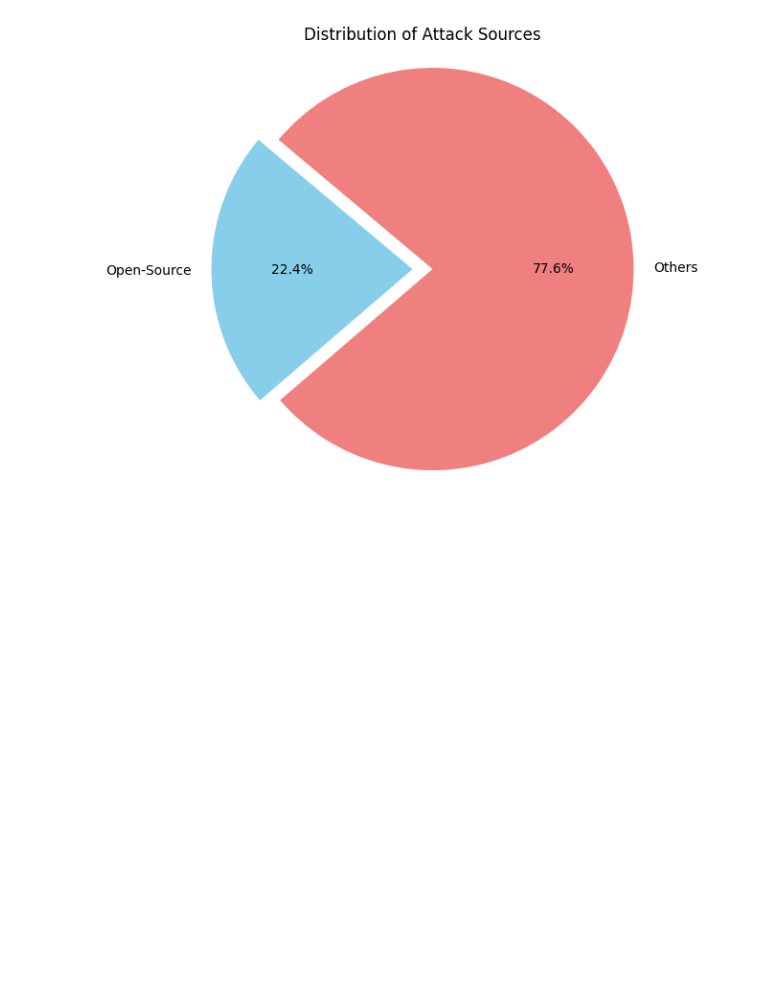
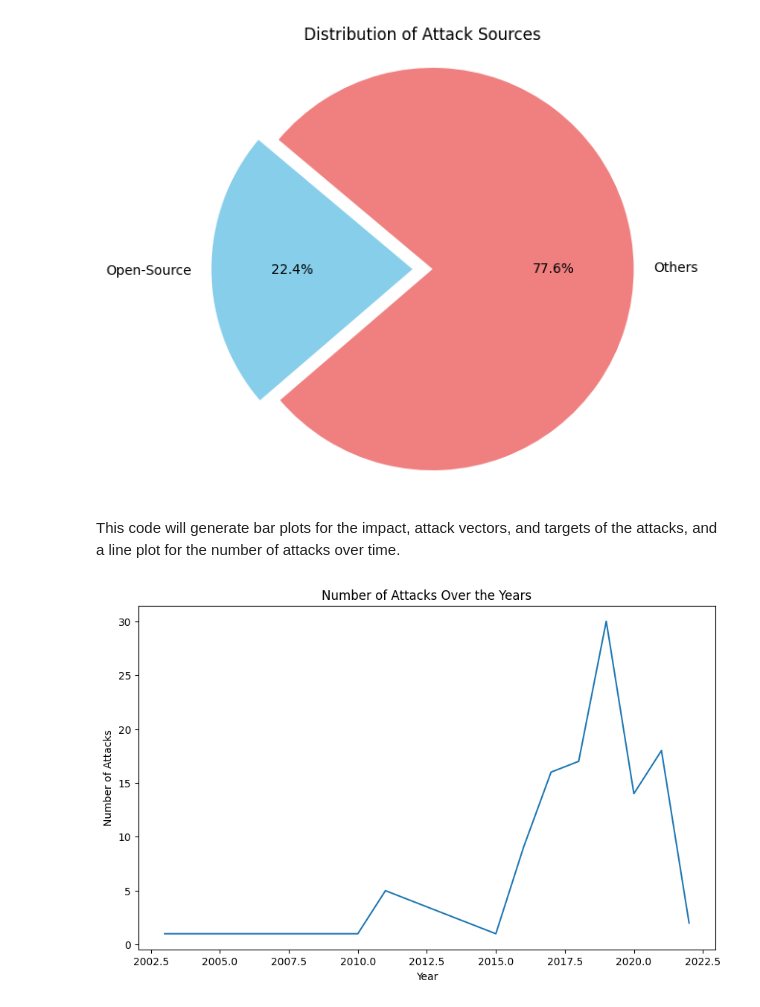
Before and after one commit to Er0r/Machine_Learning_Workflows, a Jupyter notebook: open_source_attack_detection/catagorize_attack/open_source_attack_demonstration.ipynb, the cells around one changed output. Drawn from its saved outputs; the diff is of its cells as text; code cells hidden in the pictures; blank space fills up the shorter version.

Commit message:
Added Attack demonstration per year

```diff
--- a/open_source_attack_detection/catagorize_attack/open_source_attack_demonstration.ipynb
+++ b/open_source_attack_detection/catagorize_attack/open_source_attack_demonstration.ipynb
@@ -53,3 +53,5 @@ Source Code System Compromise     2
 Software Registry Attacks         2
 Name: count, dtype: int64
 [figure]
+# %% [markdown]
+This code will generate bar plots for the impact, attack vectors, and targets of the attacks, and a line plot for the number of attacks over time.
@@ -55,0 +61,25 @@ Name: count, dtype: int64
+# %%
+import pandas as pd
+import matplotlib.pyplot as plt
+
+# Load the data
+url = "https://raw.githubusercontent.com/IQTLabs/software-supply-chain-compromises/master/software_supply_chain_attacks.csv"
+data = pd.read_csv(url)
+
+# Convert the 'detection_date' column to datetime format, errors='coerce' will convert invalid dates to NaT
+data['detection_date'] = pd.to_datetime(data['detection_date'], errors='coerce')
+
+# Drop the rows where 'detection_date' is NaT (Not a Time)
+data = data.dropna(subset=['detection_date'])
+
+# Trend Analysis
+data['year'] = data['detection_date'].dt.year
+trend = data['year'].value_counts().sort_index()
+plt.figure(figsize=(10, 6))
+trend.plot(kind='line')
+plt.title('Number of Attacks Over the Years')
+plt.xlabel('Year')
+plt.ylabel('Number of Attacks')
+plt.show()
+# %% [output]
+[figure, added]
```
Also changed, not shown: parts of 1 cell of this notebook.
